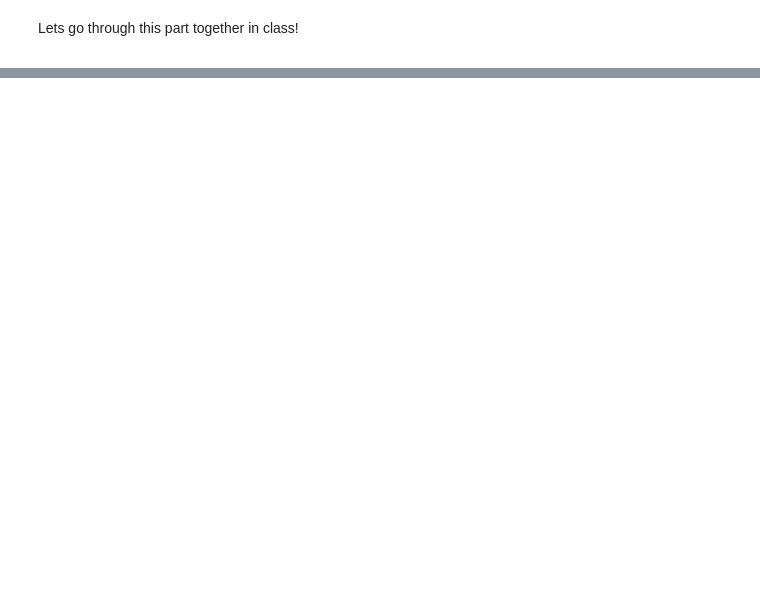
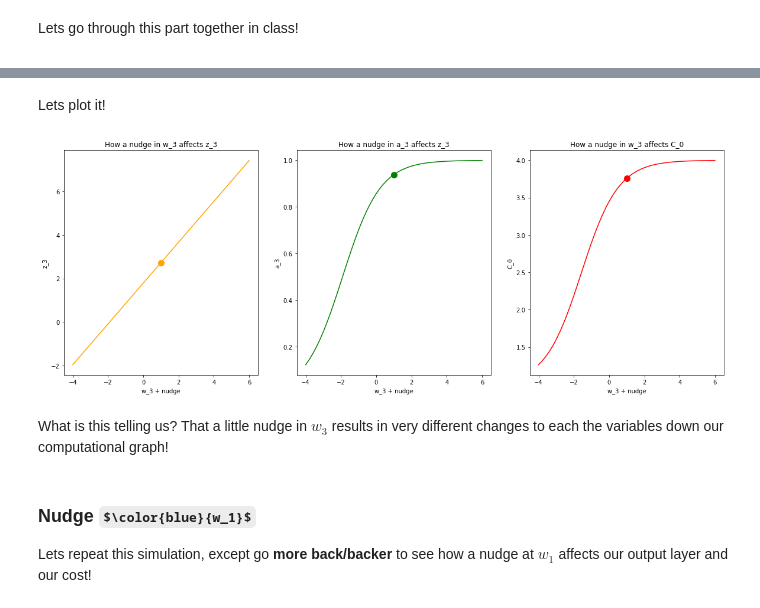
Before and after one commit to diego898/ds5440-fall-2020, a Jupyter notebook: nbs/NN-Walkthrough.ipynb, the cells around one changed output, grey strips where cells are left out. Drawn from its saved outputs; the diff is of its cells as text; code cells hidden in the pictures; some formulas as TeX source; blank space fills up the shorter version.

```diff
--- a/nbs/NN-Walkthrough.ipynb
+++ b/nbs/NN-Walkthrough.ipynb
@@ -97,8 +84,7 @@ So, we can describe the behavior of each of our nodes as:
 Now we can actually implement this simple network. Lets start by recalling the sigmoid function:
 # %%
 def sigmoid(x):
-    val = # EDIT HERE
-    return val
+    return 1 / (1 + np.exp(-x))
 
 plt.plot(np.linspace(-5,5),sigmoid(np.linspace(-5,5)));
 # %% [output]
@@ -748,0 +841,3 @@ Given our understanding above, what would happen if we only add a sigmoid at the
+# %%
+inputs,outputs = toy()
+input,output = inputs[0],outputs[0]
@@ -748,0 +875,34 @@ Given our understanding above, what would happen if we only add a sigmoid at the
+# %%
+nudge = np.linspace(-5,5,51)
+z_3_nudged = (w_3 + nudge)*a_2 + b_3
+a_3_nudged = sigmoid(z_3_nudged)
+cost_0_nudged = (a_3_nudged - output)**2
+# %% [markdown]
+Lets plot it!
+# %%
+fig, (ax1,ax2,ax3) = plt.subplots(1,3,figsize=(20,7),sharex=True)
+ax1.plot(w_3+nudge,z_3_nudged,c="orange");
+ax1.scatter(w_3,w_3*a_2+b_3,s=100,c='orange');
+ax1.set_xlabel('w_3 + nudge');
+ax1.set_ylabel('z_3');
+ax1.set_title("How a nudge in w_3 affects z_3")
+
+ax2.plot(w_3+nudge, a_3_nudged,c='green');
+ax2.scatter(w_3,sigmoid(w_3*a_2+b_3),s=100,c='green');
+ax2.set_xlabel('w_3 + nudge');
+ax2.set_ylabel('a_3');
+ax2.set_title("How a nudge in a_3 affects z_3")
+
+ax3.plot(w_3+nudge, cost_0_nudged,c='red');
+ax3.scatter(w_3,(sigmoid(w_3*a_2+b_3)-output)**2,s=100,c='red');
+ax3.set_xlabel('w_3 + nudge');
+ax3.set_ylabel('C_0');
+ax3.set_title("How a nudge in w_3 affects C_0");
+# %% [output]
+[figure, added]
+# %% [markdown]
+What is this telling us? That a little nudge in $w_3$ results in very different changes to each the variables down our computational graph!
+# %% [markdown]
+### Nudge $\color{blue}{w_1}$
+
+Lets repeat this simulation, except go **more back/backer** to see how a nudge at $w_1$ affects our output layer and our cost!
```
Also changed, not shown: parts of 83 cells of this notebook.
